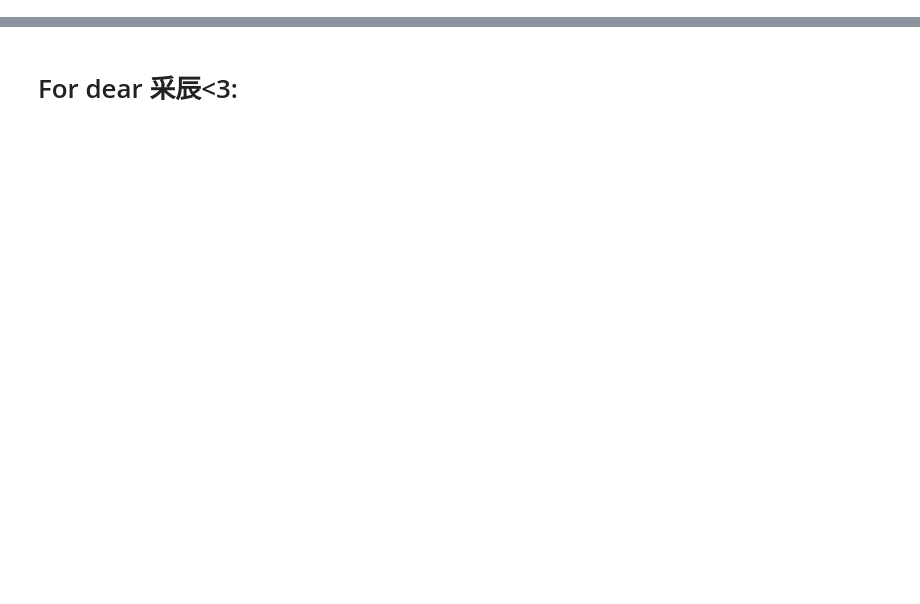
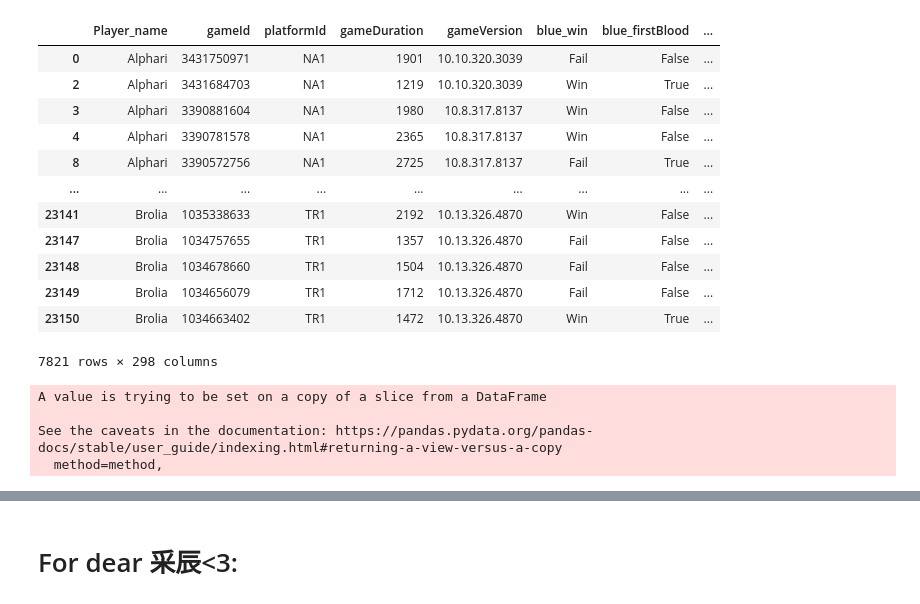
Before and after one commit to tsai00150/League-of-Legend-Analysis-and-Prediction, a Jupyter notebook: LOL match info.ipynb, the cells around one changed output, grey strips where cells are left out. Saved outputs shown, nothing was run; the diff lists cells and outputs as text; code cells hidden in the pictures; blank space fills up the shorter version.

```diff
--- a/LOL match info.ipynb
+++ b/LOL match info.ipynb
@@ -1504,0 +1490,26 @@ match---- 0
+# %%
+nona_matches = matches.dropna()
+nona_matches
+# %% [output]
+|  | Player_name | gameId | platformId | gameDuration | gameVersion | blue_win | blue_firstBlood | ... |
+| 0 | Alphari | 3431750971 | NA1 | 1901 | 10.10.320.3039 | Fail | False | ... |
+| 2 | Alphari | 3431684703 | NA1 | 1219 | 10.10.320.3039 | Win | True | ... |
+| 3 | Alphari | 3390881604 | NA1 | 1980 | 10.8.317.8137 | Win | False | ... |
+| 4 | Alphari | 3390781578 | NA1 | 2365 | 10.8.317.8137 | Win | False | ... |
+| 8 | Alphari | 3390572756 | NA1 | 2725 | 10.8.317.8137 | Fail | True | ... |
+| ... | ... | ... | ... | ... | ... | ... | ... | ... |
+| 23141 | Brolia | 1035338633 | TR1 | 2192 | 10.13.326.4870 | Win | False | ... |
+| 23147 | Brolia | 1034757655 | TR1 | 1357 | 10.13.326.4870 | Fail | False | ... |
+| 23148 | Brolia | 1034678660 | TR1 | 1504 | 10.13.326.4870 | Fail | False | ... |
+| 23149 | Brolia | 1034656079 | TR1 | 1712 | 10.13.326.4870 | Fail | False | ... |
+| 23150 | Brolia | 1034663402 | TR1 | 1472 | 10.13.326.4870 | Win | True | ... |
+7821 rows × 298 columns
+# %%
+nona_matches.replace(False, 0, inplace = True)
+nona_matches.replace(['Fail','Win'], [0,1], inplace = True)
+nona_matches.reset_index(inplace = True)
+# %% [output]
+A value is trying to be set on a copy of a slice from a DataFrame
+
+See the caveats in the documentation: https://pandas.pydata.org/pandas-docs/stable/user_guide/indexing.html#returning-a-view-versus-a-copy
+  method=method,
```
Also changed, not shown: parts of 10 cells of this notebook, 2 other files.
